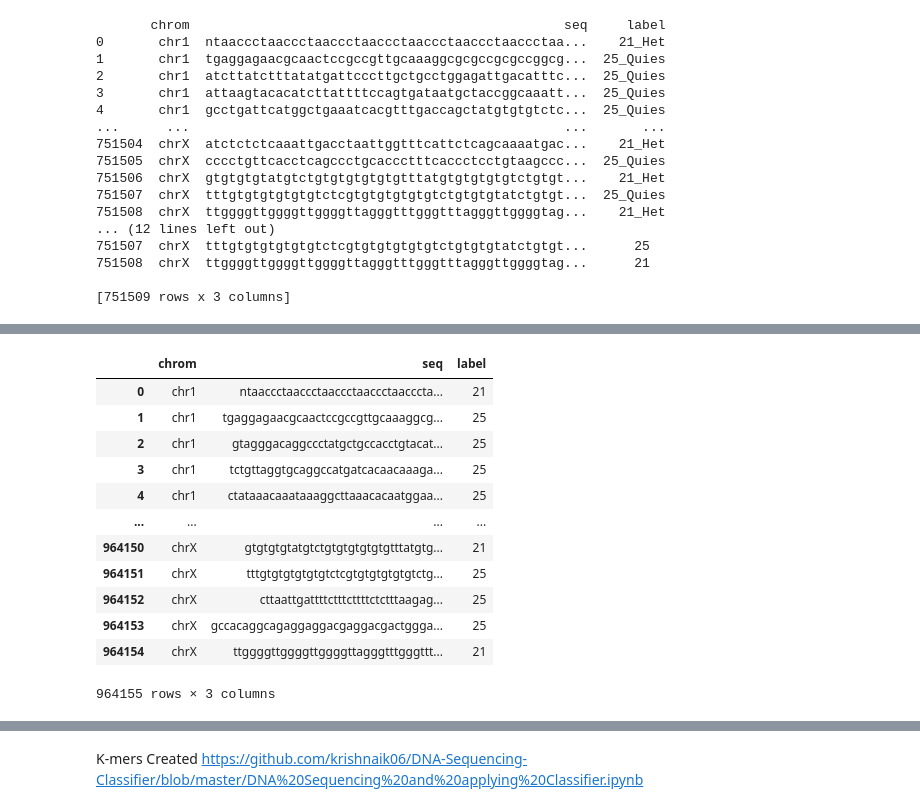
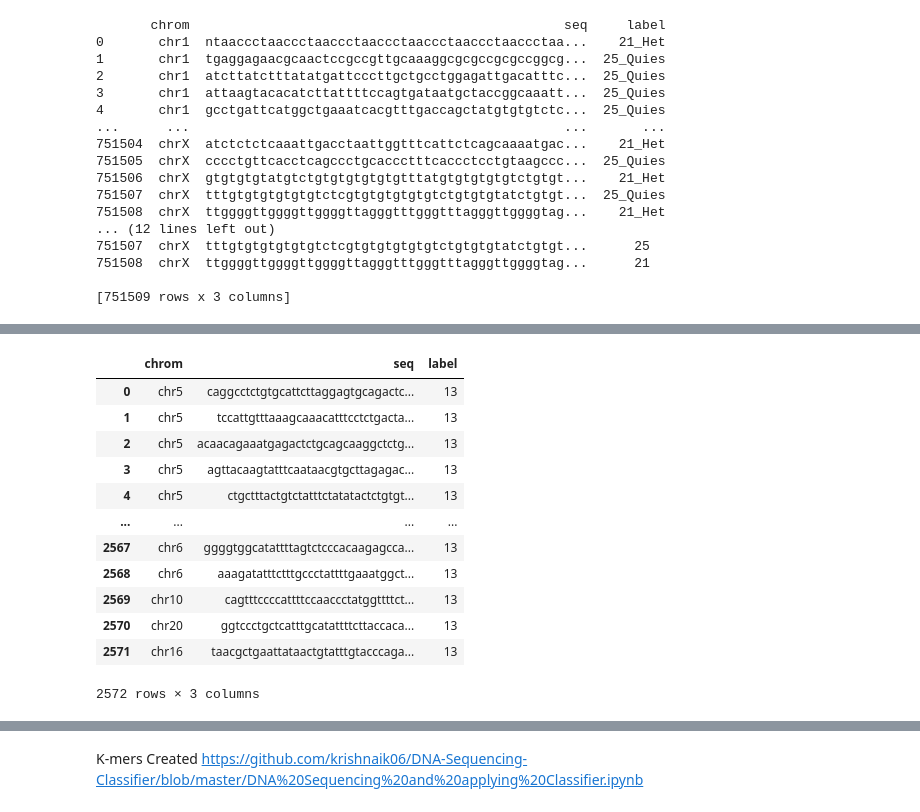
Before and after one commit to kstoy3/SURF-2020-Weiss-Lab, a Jupyter notebook: 2021/Preparing Data Set.ipynb, the cells around one changed output, grey strips where cells are left out. Cells and saved outputs as stored; diff of their text form; code cells hidden in the pictures.

```diff
--- a/2021/Preparing Data Set.ipynb
+++ b/2021/Preparing Data Set.ipynb
@@ -200,8 +383,18 @@ def split_dna(seq, maxlen):
 # %%
-d = {}
-count = 0
-for chrom, seq, label in zip(df_data['chrom'], df_data['seq'], df_data['labels']):
-    for seq_split in split_dna(seq, 8000):
-        d[count] = {"chrom": chrom, "seq": seq_split, "label": label}
-        count += 1
-df = df.from_dict(d, "index")
+def split_seq_df(df_data, size):
+    '''
+
+    @df with seq split to a chosen size and reveresed sequences
+    '''
+    d = {}
+    count = 0
+    for chrom, seq, label in zip(df_data['chrom'], df_data['seq'], df_data['labels']):
+        for seq_split in split_dna(seq, size):
+            if "n" not in seq_split:
+                d[count] = {"chrom": chrom, "seq": seq_split, "label": label}
+                count += 1
+                # TODO: Add this once everything works
+                #d[count] = {"chrom": chrom, "seq": get_reverse(seq_split), "label": label}
+                #count += 1
+    df = pd.DataFrame.from_dict(d, "index")
+    return df
@@ -211,16 +401,2 @@ def get_reverse(seq):
-# %%
-df
-# %% [output]
-|  | chrom | seq | label |
-| 0 | chr1 | ntaaccctaaccctaaccctaaccctaacccta... | 21 |
-| 1 | chr1 | tgaggagaacgcaactccgccgttgcaaaggcg... | 25 |
-| 2 | chr1 | gtagggacaggccctatgctgccacctgtacat... | 25 |
-| 3 | chr1 | tctgttaggtgcaggccatgatcacaacaaaga... | 25 |
-| 4 | chr1 | ctataaacaaataaaggcttaaacacaatggaa... | 25 |
-| ... | ... | ... | ... |
-| 964150 | chrX | gtgtgtgtatgtctgtgtgtgtgtgtttatgtg... | 21 |
-| 964151 | chrX | tttgtgtgtgtgtgtctcgtgtgtgtgtgtctg... | 25 |
-| 964152 | chrX | cttaattgattttctttcttttctctttaagag... | 25 |
-| 964153 | chrX | gccacaggcagaggaggacgaggacgactggga... | 25 |
-| 964154 | chrX | ttggggttggggttggggttagggtttgggttt... | 21 |
-964155 rows × 3 columns
+# %%
+df_1 = split_seq_df(df_1, 200)
@@ -226,0 +405,16 @@ df
+# %%
+df_1
+# %% [output]
+|  | chrom | seq | label |
+| 0 | chr5 | caggcctctgtgcattcttaggagtgcagactc... | 13 |
+| 1 | chr5 | tccattgtttaaagcaaacatttcctctgacta... | 13 |
+| 2 | chr5 | acaacagaaatgagactctgcagcaaggctctg... | 13 |
+| 3 | chr5 | agttacaagtatttcaataacgtgcttagagac... | 13 |
+| 4 | chr5 | ctgctttactgtctatttctatatactctgtgt... | 13 |
+| ... | ... | ... | ... |
+| 2567 | chr6 | ggggtggcatattttagtctcccacaagagcca... | 13 |
+| 2568 | chr6 | aaagatatttctttgccctattttgaaatggct... | 13 |
+| 2569 | chr10 | cagtttccccattttccaaccctatggttttct... | 13 |
+| 2570 | chr20 | ggtccctgctcatttgcatattttcttaccaca... | 13 |
+| 2571 | chr16 | taacgctgaattataactgtatttgtacccaga... | 13 |
+2572 rows × 3 columns
```
Also changed, not shown: parts of 70 cells of this notebook, 3 other files.
